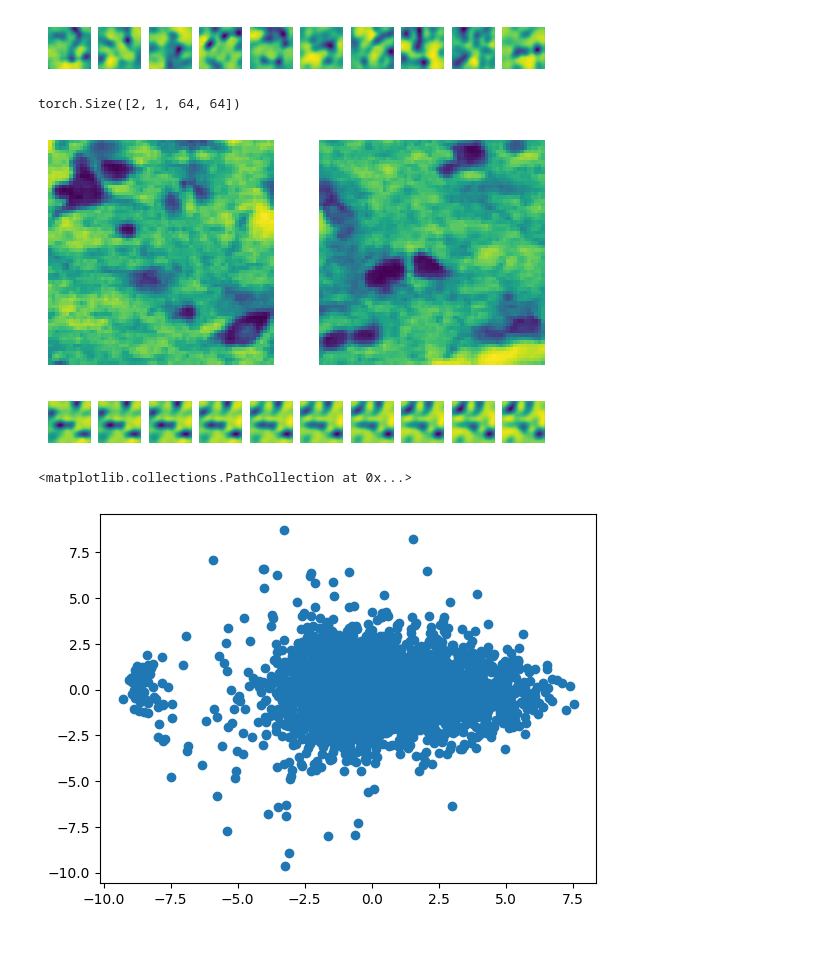
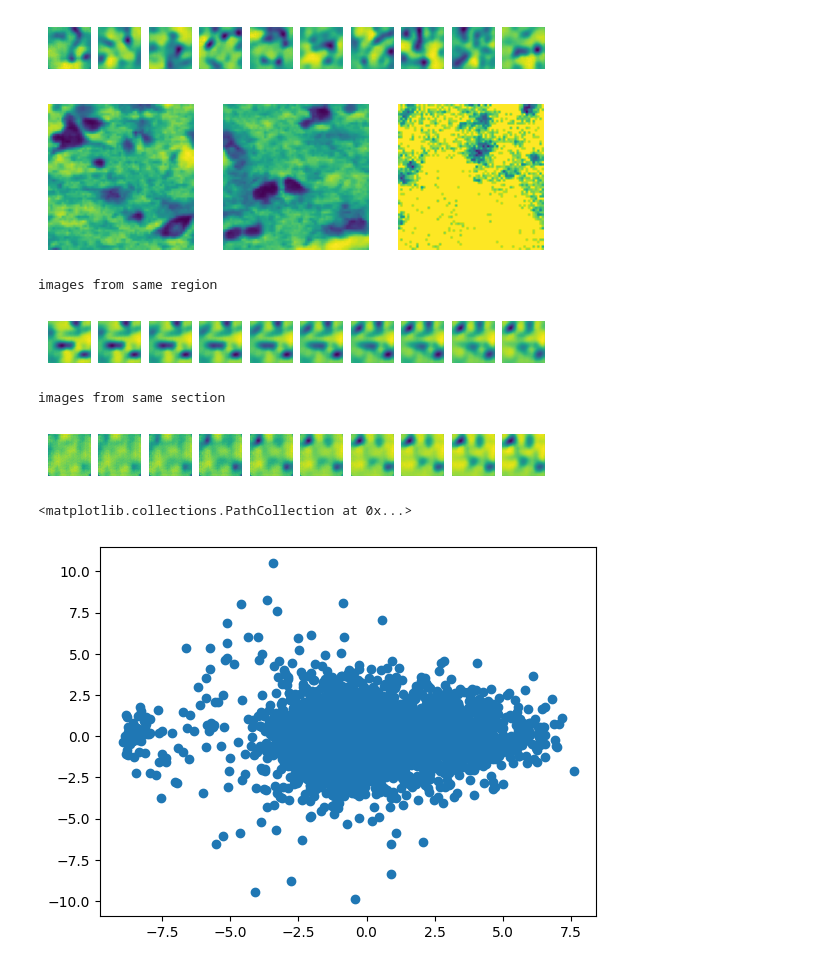
Before and after one commit to svkle100/GenerativeModelsProject1, a Jupyter notebook: notebooks/exercise5.ipynb, the cells around one changed output. Drawn from its saved outputs; the diff is of its cells as text; code cells hidden in the pictures.

```diff
--- a/notebooks/exercise5.ipynb
+++ b/notebooks/exercise5.ipynb
@@ -28,15 +28,15 @@ visualize_batch(samples)
 # %%
 test_brain = "B20"
 dataset = BrainDataset([test_brain])
 img1 = dataset[(test_brain, 0, 0, 0, options["tile_size"])]
 img2_shape = dataset.get_shape(test_brain, dataset.length-1)
 # img2 = dataset[(test_brain, dataset.length-1,img2_shape[0]-options["tile_size"], img2_shape[1]- options["tile_size"], options["tile_size"])]
 img2 = dataset[(test_brain, 0, 0, 64, options["tile_size"])]
-batch = torch.cat((img1, img2), 0).unsqueeze(1)
+img3 = dataset[(test_brain, 1, 0, 0, options["tile_size"])]
+batch = torch.cat((img1, img2, img3), 0).unsqueeze(1)
 visualize_batch(batch)
 # %% [output]
-torch.Size([2, 1, 64, 64])
-[figure, old version]
+[figure, new version]
 # %%
 @torch.no_grad()
 def interpolate(img1, img2, k):
@@ -47,10 +47,15 @@ def interpolate(img1, img2, k):
     interpolations = model.decode(interpolations)
     visualize_batch(interpolations)
 # %%
-# TODO: What are different regions and section???
+print("images from same region")
 interpolate(img1, img2, k=10)
+print("images from same section")
+interpolate(img1, img3, k=10)
 # %% [output]
+images from same region
-[figure, old version]
+[figure, new version]
+images from same section
+[figure, added]
 # %%
 sample_tiles = []
 sampler = BrainSampler(dataset, options["tile_size"], options["weighting"])
@@ -67,4 +72,4 @@ pca_emb = pca.fit_transform(sample_tiles)
 plt.scatter(pca_emb[:, 0], pca_emb[:, 1])
 # %% [output]
 <matplotlib.collections.PathCollection at 0x...>
-[figure, old version]
+[figure, new version]
```
